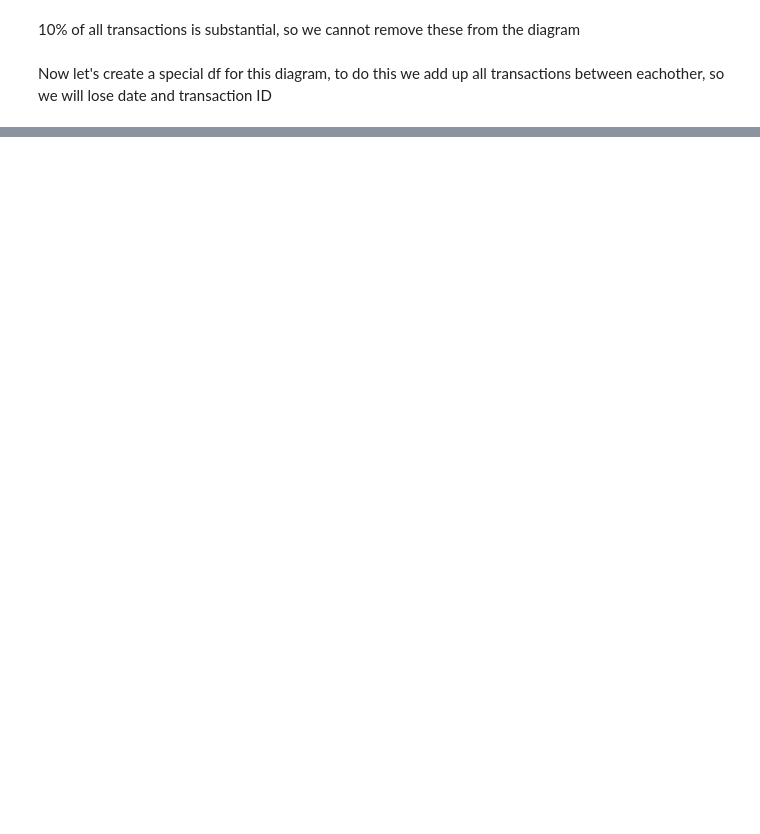
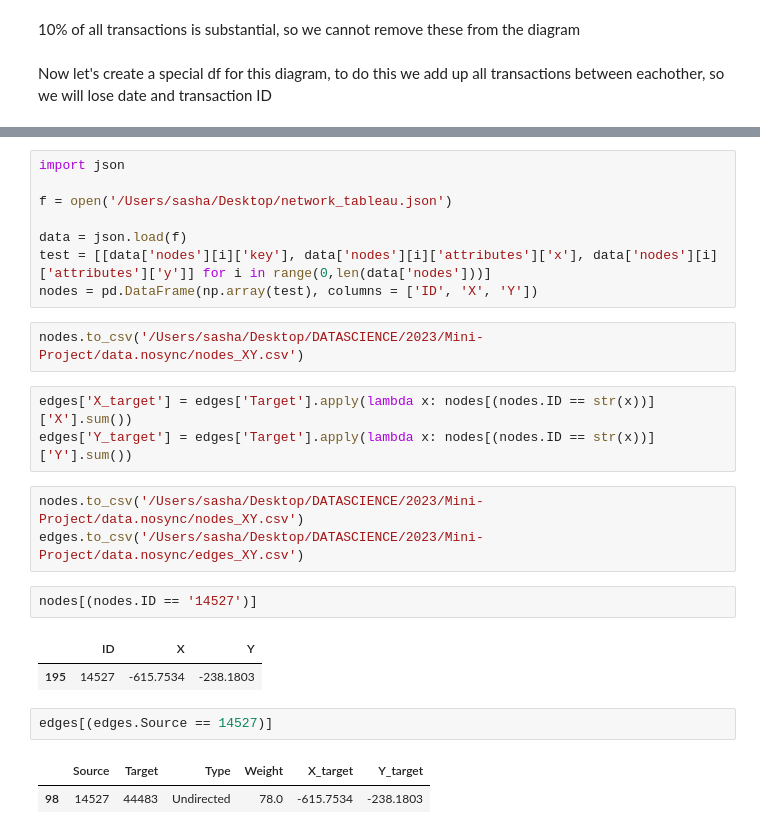
Before and after one commit to qt22010/DSMP-Grp24-, a Jupyter notebook: Sasha/cleaning_forIncomePrediction.ipynb, the cells around one changed output, grey strips where cells are left out. Drawn from its saved outputs; the diff is of its cells as text; blank space fills up the shorter version.

```diff
--- a/Sasha/cleaning_forIncomePrediction.ipynb
+++ b/Sasha/cleaning_forIncomePrediction.ipynb
@@ -450,0 +498,26 @@ network_diagram.head()
+# %%
+import json
+
+f = open('/Users/sasha/Desktop/network_tableau.json')
+
+data = json.load(f)
+test = [[data['nodes'][i]['key'], data['nodes'][i]['attributes']['x'], data['nodes'][i]['attributes']['y']] for i in range(0,len(data['nodes']))]
+nodes = pd.DataFrame(np.array(test), columns = ['ID', 'X', 'Y'])
+# %%
+nodes.to_csv('/Users/sasha/Desktop/DATASCIENCE/2023/Mini-Project/data.nosync/nodes_XY.csv')
+# %%
+edges['X_target'] = edges['Target'].apply(lambda x: nodes[(nodes.ID == str(x))]['X'].sum())
+edges['Y_target'] = edges['Target'].apply(lambda x: nodes[(nodes.ID == str(x))]['Y'].sum())
+# %%
+nodes.to_csv('/Users/sasha/Desktop/DATASCIENCE/2023/Mini-Project/data.nosync/nodes_XY.csv')
+edges.to_csv('/Users/sasha/Desktop/DATASCIENCE/2023/Mini-Project/data.nosync/edges_XY.csv')
+# %%
+nodes[(nodes.ID == '14527')]
+# %% [output]
+|  | ID | X | Y |
+| 195 | 14527 | -615.7534 | -238.1803 |
+# %%
+edges[(edges.Source == 14527)]
+# %% [output]
+|  | Source | Target | Type | Weight | X_target | Y_target |
+| 98 | 14527 | 44483 | Undirected | 78.0 | -615.7534 | -238.1803 |
```
Also changed, not shown: parts of 20 cells of this notebook, 1 other file.
